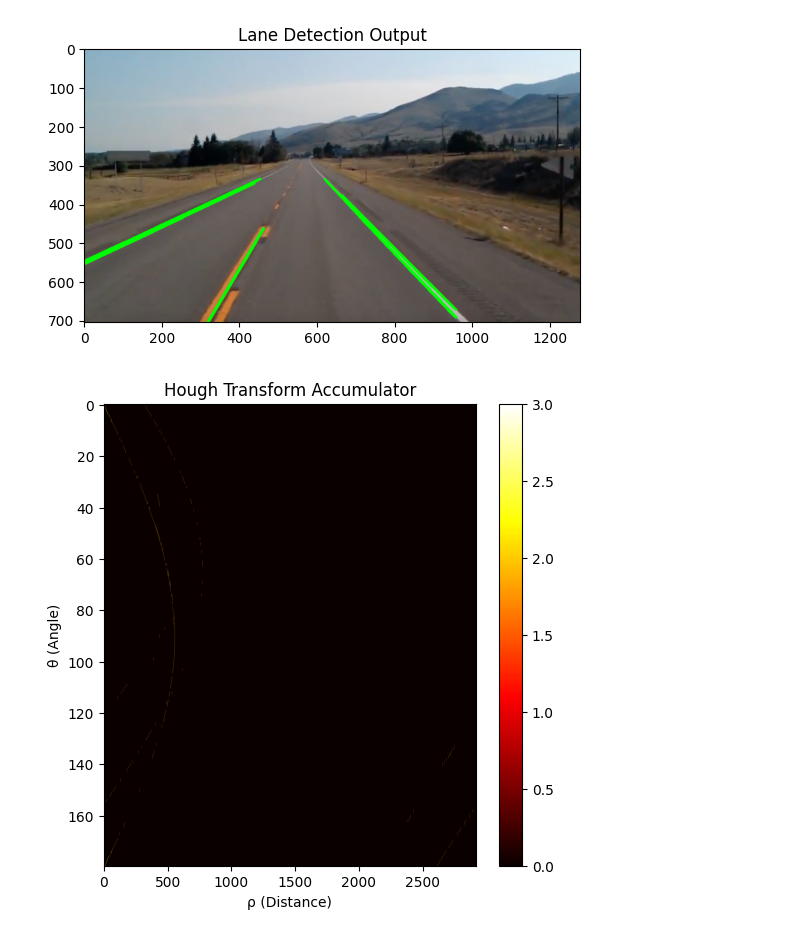
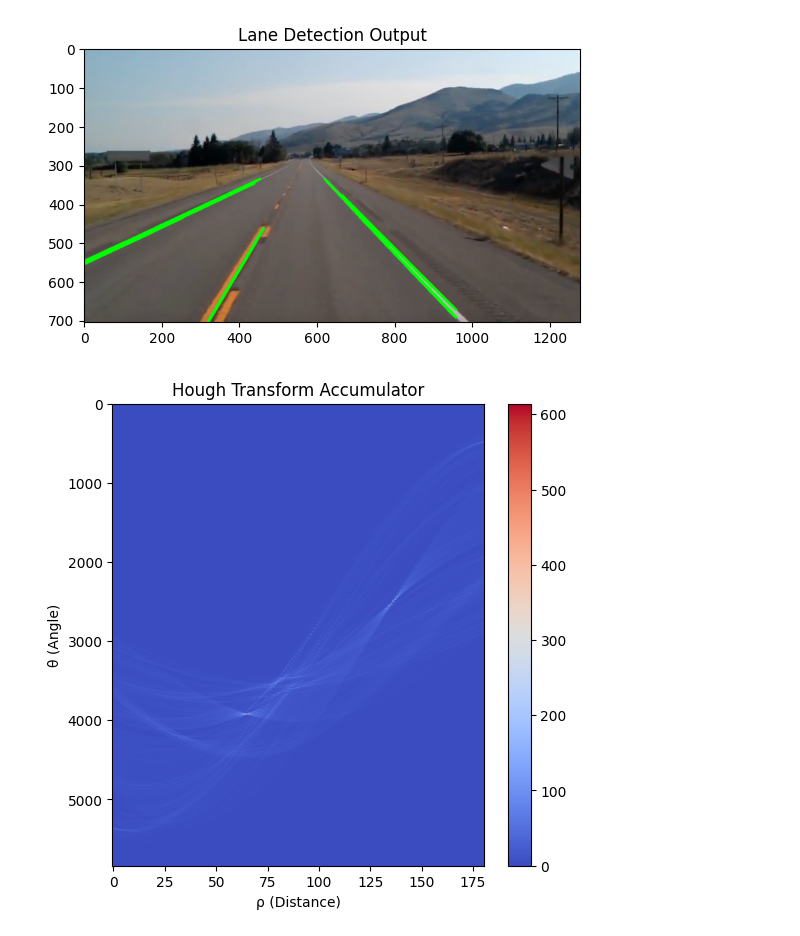
Before and after one commit to shadyalattarr/Computer-Vision-Assignment-1, a Jupyter notebook: Cartooniffier.ipynb, the cells around one changed output. Saved outputs shown, nothing was run; the diff lists cells and outputs as text; code cells hidden in the pictures.

```diff
--- a/Cartooniffier.ipynb
+++ b/Cartooniffier.ipynb
@@ -375,27 +375,31 @@ plt.title("Lane Detection Output")
 plt.show()
 # %% [output]
 [figure]
-# %%
-max_rho = int(np.hypot(width, height))  # Maximum possible rho value
-accumulator = np.zeros((180, max_rho * 2))  # Double size to handle negatives
-for line in lines:
-    x1, y1, x2, y2 = line[0]
-    for theta in range(180):  # Iterate over angles from 0 to 179 degrees
-        radian = np.deg2rad(theta)
-        rho_value = int(x1 * np.cos(radian) + y1 * np.sin(radian))
-        accumulator[theta, rho_value] += 1  # Voting process
-
-# Step 8: Post-Processing - Non-Maximum Suppression
-# Keep only the strongest peaks from the accumulator array
-threshold_value = np.max(accumulator) * 0.5  # Set a threshold at 50% of max
-accumulator[accumulator < threshold_value] = 0
+# %%
+height, width = edges.shape
+max_rho = int(np.hypot(width, height))  # Maximum possible rho
+rhos = np.arange(-max_rho, max_rho, 1)  # Range of possible rhos
+thetas = np.deg2rad(np.arange(0, 181))  # Theta from 0 to 179 degrees
+
+accumulator = np.zeros((len(rhos), len(thetas)))  # Initialize accumulator
+
+    # Get all edge pixel coordinates
+y_idxs, x_idxs = np.nonzero(edges)
+
+for i in range(len(x_idxs)):
+    x = x_idxs[i]
+    y = y_idxs[i]
+    for t_idx, theta in enumerate(thetas):
+        rho_value = int(x * np.cos(theta) + y * np.sin(theta))
+        rho_idx = np.argwhere(rhos == rho_value)[0][0]  # Adjust for negative indexing
+        accumulator[rho_idx, t_idx] += 1  # Voting process
 # %%
 plt.figure(figsize=(6, 6))
-plt.imshow(accumulator, cmap='hot', aspect='auto')
+plt.imshow(accumulator, cmap='coolwarm', aspect='auto')
 plt.title("Hough Transform Accumulator")
 plt.xlabel("ρ (Distance)")
 plt.ylabel("θ (Angle)")
 plt.colorbar()
 plt.show()
 # %% [output]
-[figure, old version]
+[figure, new version]
```
Also changed, not shown: 2 other files.
